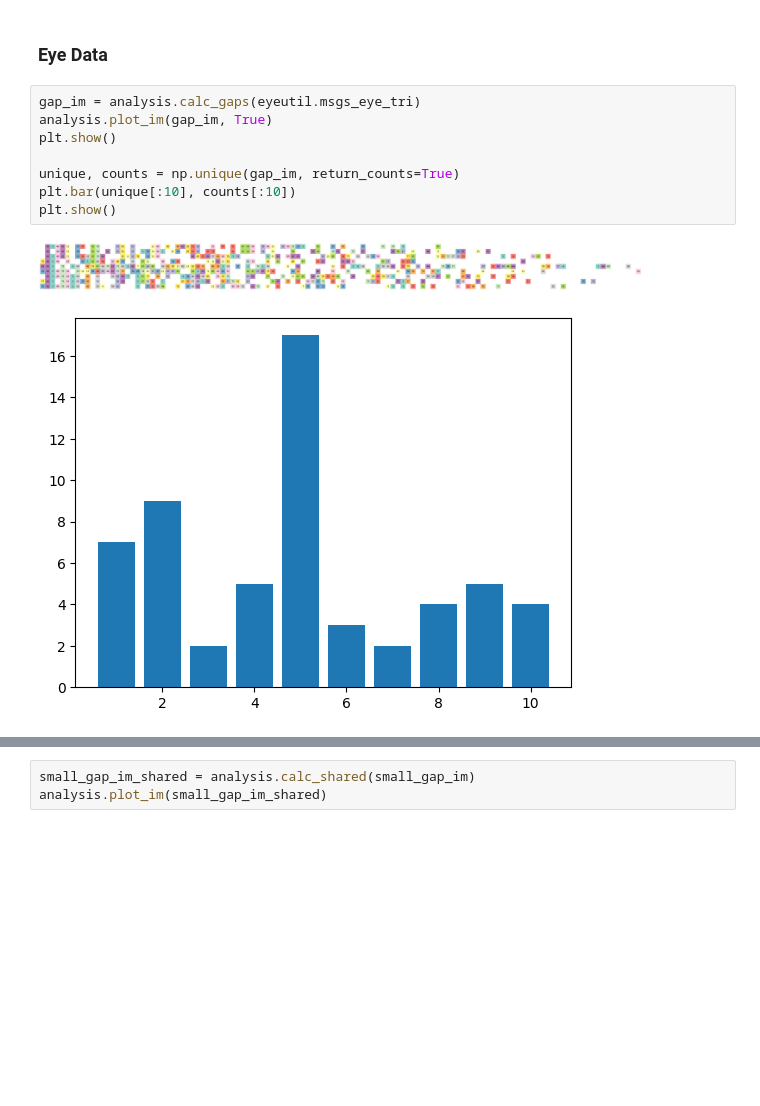
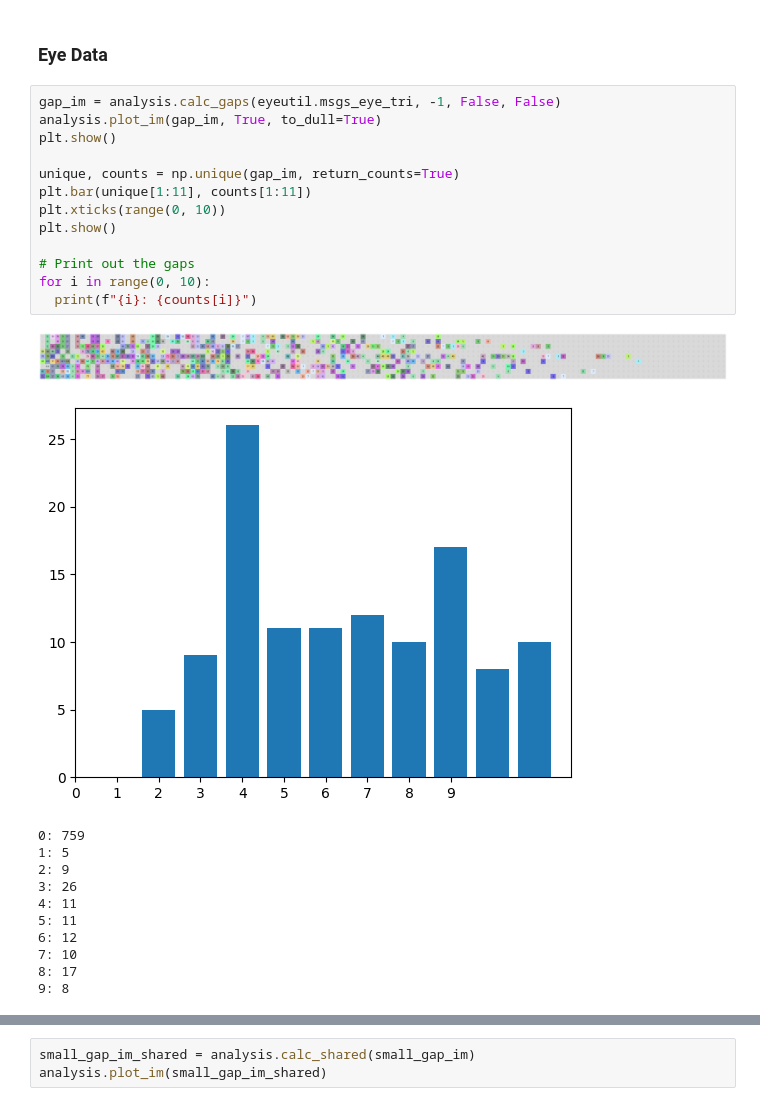
Before and after one commit to tomster12/coding, a Jupyter notebook: general/noita/eyes/NB_concrete.ipynb, the cells around one changed output, grey strips where cells are left out. Drawn from its saved outputs; the diff is of its cells as text; blank space fills up the shorter version.

```diff
--- a/general/noita/eyes/NB_concrete.ipynb
+++ b/general/noita/eyes/NB_concrete.ipynb
@@ -227,16 +228,31 @@ Show the number of gaps of each length across each message.
 # %% [markdown]
 ### Eye Data
 # %%
-gap_im = analysis.calc_gaps(eyeutil.msgs_eye_tri)
-analysis.plot_im(gap_im, True)
+gap_im = analysis.calc_gaps(eyeutil.msgs_eye_tri, -1, False, False)
+analysis.plot_im(gap_im, True, to_dull=True)
 plt.show()
 
 unique, counts = np.unique(gap_im, return_counts=True)
-plt.bar(unique[:10], counts[:10])
+plt.bar(unique[1:11], counts[1:11])
+plt.xticks(range(0, 10))
 plt.show()
+
+# Print out the gaps
+for i in range(0, 10):
+  print(f"{i}: {counts[i]}")
 # %% [output]
-[figure, old version]
+[figure, new version]
-[figure, old version]
+[figure, new version]
+0: 759
+1: 5
+2: 9
+3: 26
+4: 11
+5: 11
+6: 12
+7: 10
+8: 17
+9: 8
 # %%
 small_gap_im = analysis.calc_gaps(eyeutil.msgs_eye_tri, 16, True, True)
 analysis.plot_im(small_gap_im, True, True)
```
Also changed, not shown: parts of 4 cells of this notebook, 11 other files.
